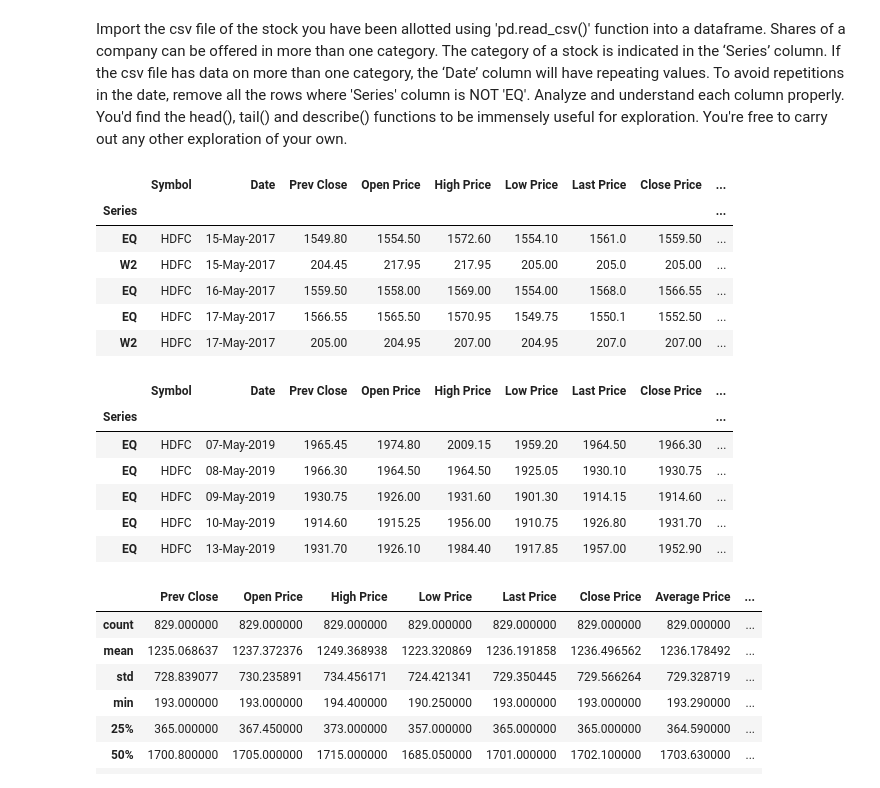
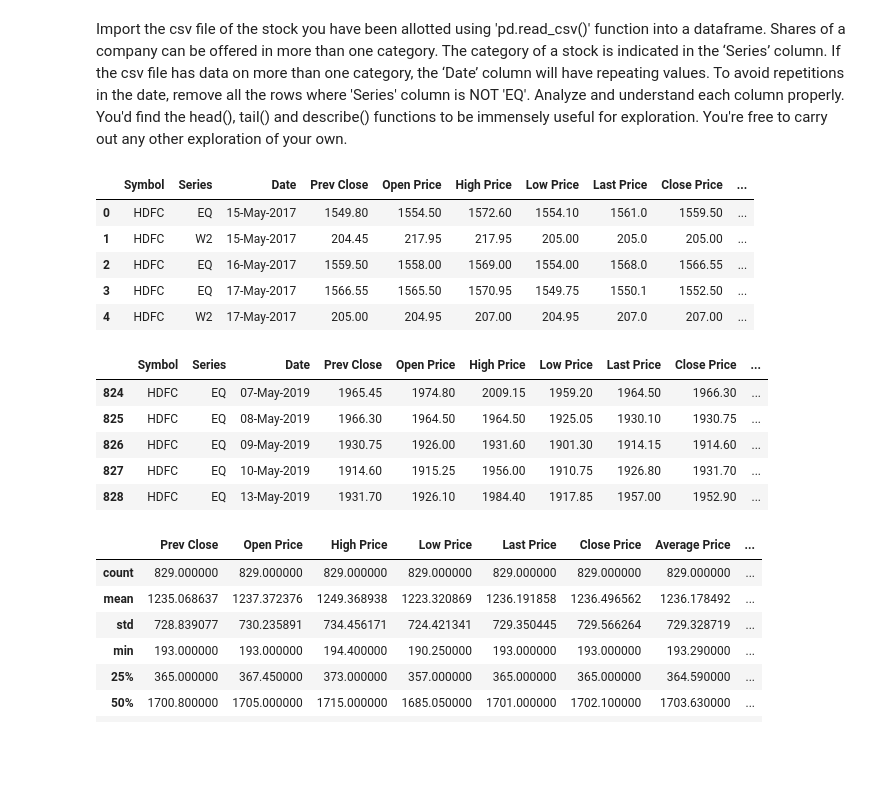
Before and after one commit to Rpythonista/Machine-Learning-Project-For-HDFC, a Jupyter notebook: ML_Internship_Module_1.ipynb, the cells around one changed output. Cells and saved outputs as stored; diff of their text form; code cells hidden in the pictures; blank space fills up the shorter version.

```diff
--- a/ML_Internship_Module_1.ipynb
+++ b/ML_Internship_Module_1.ipynb
@@ -14,26 +14,24 @@ import numpy as np
 import datetime
 # %%
 #Reading data
-data=pd.read_csv("HDFC.csv", index_col='Series')
+data=pd.read_csv("HDFC.csv")
 data.head() #use to display initial few rows of dataset
 # %% [output]
-|  | Symbol | Date | Prev Close | Open Price | High Price | Low Price | Last Price | Close Price | ... |
-| Series |  |  |  |  |  |  |  |  | ... |
-| EQ | HDFC | 15-May-2017 | 1549.80 | 1554.50 | 1572.60 | 1554.10 | 1561.0 | 1559.50 | ... |
-| W2 | HDFC | 15-May-2017 | 204.45 | 217.95 | 217.95 | 205.00 | 205.0 | 205.00 | ... |
-| EQ | HDFC | 16-May-2017 | 1559.50 | 1558.00 | 1569.00 | 1554.00 | 1568.0 | 1566.55 | ... |
-| EQ | HDFC | 17-May-2017 | 1566.55 | 1565.50 | 1570.95 | 1549.75 | 1550.1 | 1552.50 | ... |
-| W2 | HDFC | 17-May-2017 | 205.00 | 204.95 | 207.00 | 204.95 | 207.0 | 207.00 | ... |
+|  | Symbol | Series | Date | Prev Close | Open Price | High Price | Low Price | Last Price | Close Price | ... |
+| 0 | HDFC | EQ | 15-May-2017 | 1549.80 | 1554.50 | 1572.60 | 1554.10 | 1561.0 | 1559.50 | ... |
+| 1 | HDFC | W2 | 15-May-2017 | 204.45 | 217.95 | 217.95 | 205.00 | 205.0 | 205.00 | ... |
+| 2 | HDFC | EQ | 16-May-2017 | 1559.50 | 1558.00 | 1569.00 | 1554.00 | 1568.0 | 1566.55 | ... |
+| 3 | HDFC | EQ | 17-May-2017 | 1566.55 | 1565.50 | 1570.95 | 1549.75 | 1550.1 | 1552.50 | ... |
+| 4 | HDFC | W2 | 17-May-2017 | 205.00 | 204.95 | 207.00 | 204.95 | 207.0 | 207.00 | ... |
 # %%
 data.tail() #use to display last few rows of dataset
 # %% [output]
-|  | Symbol | Date | Prev Close | Open Price | High Price | Low Price | Last Price | Close Price | ... |
-| Series |  |  |  |  |  |  |  |  | ... |
-| EQ | HDFC | 07-May-2019 | 1965.45 | 1974.80 | 2009.15 | 1959.20 | 1964.50 | 1966.30 | ... |
-| EQ | HDFC | 08-May-2019 | 1966.30 | 1964.50 | 1964.50 | 1925.05 | 1930.10 | 1930.75 | ... |
-| EQ | HDFC | 09-May-2019 | 1930.75 | 1926.00 | 1931.60 | 1901.30 | 1914.15 | 1914.60 | ... |
-| EQ | HDFC | 10-May-2019 | 1914.60 | 1915.25 | 1956.00 | 1910.75 | 1926.80 | 1931.70 | ... |
-| EQ | HDFC | 13-May-2019 | 1931.70 | 1926.10 | 1984.40 | 1917.85 | 1957.00 | 1952.90 | ... |
+|  | Symbol | Series | Date | Prev Close | Open Price | High Price | Low Price | Last Price | Close Price | ... |
+| 824 | HDFC | EQ | 07-May-2019 | 1965.45 | 1974.80 | 2009.15 | 1959.20 | 1964.50 | 1966.30 | ... |
+| 825 | HDFC | EQ | 08-May-2019 | 1966.30 | 1964.50 | 1964.50 | 1925.05 | 1930.10 | 1930.75 | ... |
+| 826 | HDFC | EQ | 09-May-2019 | 1930.75 | 1926.00 | 1931.60 | 1901.30 | 1914.15 | 1914.60 | ... |
+| 827 | HDFC | EQ | 10-May-2019 | 1914.60 | 1915.25 | 1956.00 | 1910.75 | 1926.80 | 1931.70 | ... |
+| 828 | HDFC | EQ | 13-May-2019 | 1931.70 | 1926.10 | 1984.40 | 1917.85 | 1957.00 | 1952.90 | ... |
 # %%
 data.describe() #use to display description and features of dataset
 # %% [output]
```
Also changed, not shown: parts of 17 cells of this notebook.
